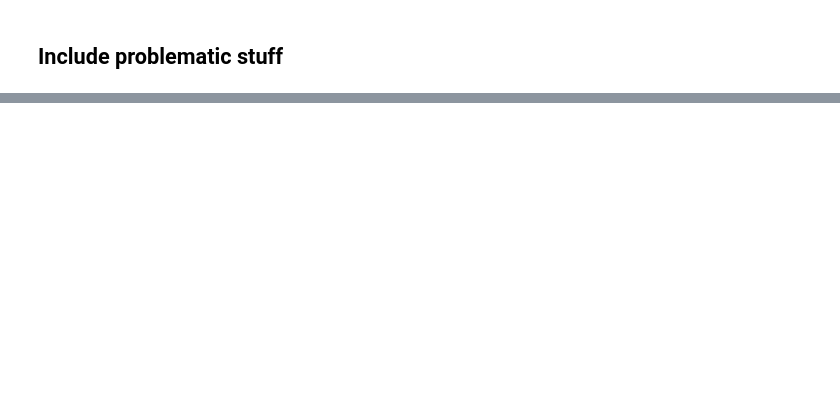
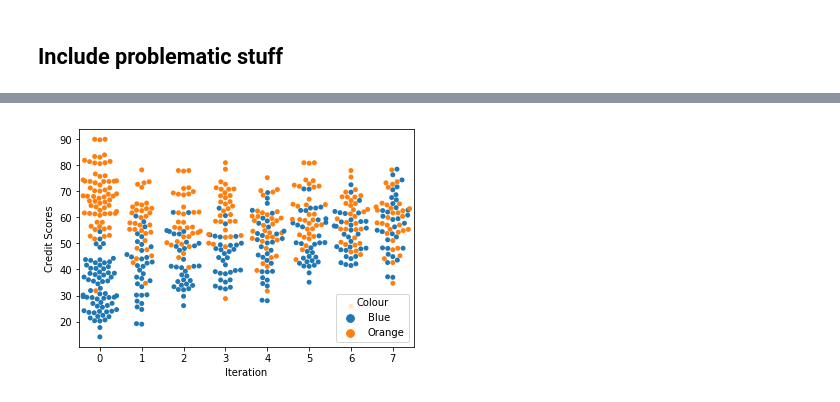
Before and after one commit to amorisot/AI-Fairness, a Jupyter notebook: new_simulation.ipynb, the cells around one changed output, grey strips where cells are left out. Cells and saved outputs as stored; diff of their text form; code cells hidden in the pictures; blank space fills up the shorter version.

```diff
--- a/new_simulation.ipynb
+++ b/new_simulation.ipynb
@@ -137,0 +306,9 @@ plt.show()
+# %%
+for i in range(len(df)):
+    if not i%3 == 0:
+        df = df.drop(i)
+# %%
+sns.swarmplot(x = "Iteration", y = "Credit Scores", hue="Colour", data=df)
+plt.show()
+# %% [output]
+[figure, added]
```
Also changed, not shown: parts of 34 cells of this notebook.
